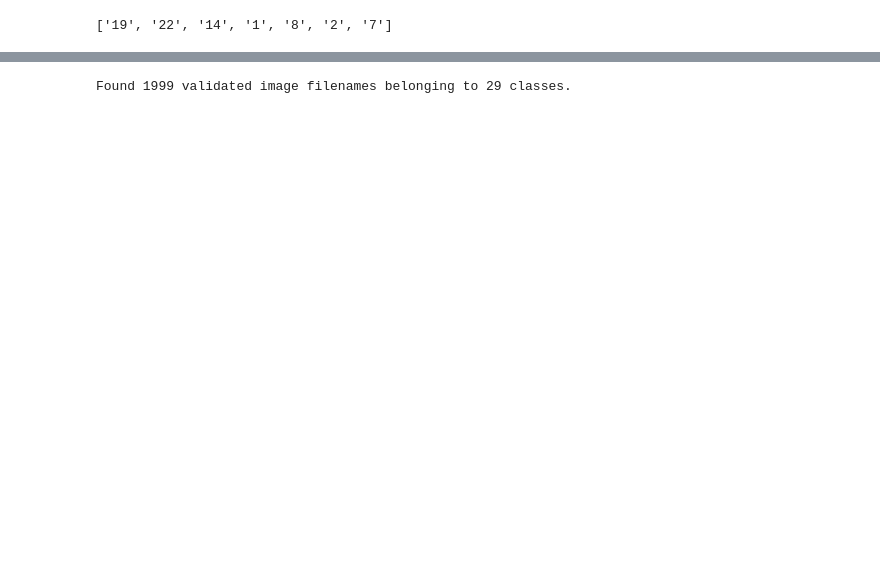
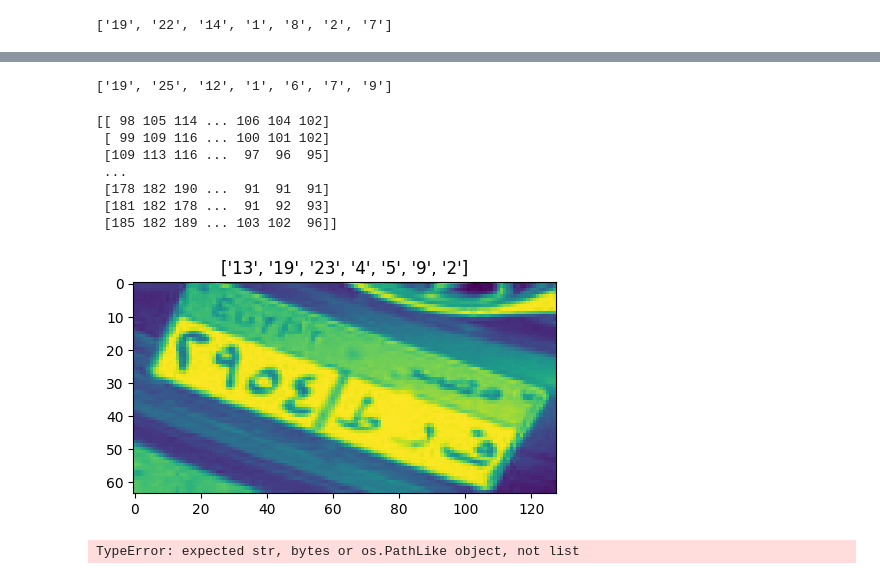
Before and after one commit to Meta-c/car_plates, a Jupyter notebook: car_plates.ipynb, the cells around one changed output, grey strips where cells are left out. Cells and saved outputs as stored; diff of their text form; code cells hidden in the pictures; blank space fills up the shorter version.

```diff
--- a/car_plates.ipynb
+++ b/car_plates.ipynb
@@ -281,10 +299,30 @@ test_datagen = ImageDataGenerator(rescale = 1./255)
+# %%
+train_dataset['label'][102]
+# %% [output]
+['19', '25', '12', '1', '6', '7', '9']
+# %%
+plt.figure(figsize = (12,10))
+plt.subplot(1,2,1)
+
+plt.title(train_dataset['label'][900])
+plt.imshow(config_img[900])
+print(config_img[50])
+# %% [output]
+[[ 98 105 114 ... 106 104 102]
+ [ 99 109 116 ... 100 101 102]
+ [109 113 116 ...  97  96  95]
+ ...
+ [178 182 190 ...  91  91  91]
+ [181 182 178 ...  91  92  93]
+ [185 182 189 ... 103 102  96]]
+[figure, added]
 # %%
 train_generator = train_datagen.flow_from_dataframe(
     dataframe=train_dataset,
-    directory=train_directory,
+    directory=config_img,
                   x_col='img.name',
                   y_col='label',
-                #   target_size =(300, 300),  # target_size = input image size
+                  target_size =(128, 64),  # target_size = input image size
 
                   )
 
@@ -299,7 +337,7 @@ train_generator = train_datagen.flow_from_dataframe(
 # #                     batch_size = 20,
 # #                     class_mode ='binary')
 # %% [output]
-Found 1999 validated image filenames belonging to 29 classes.
+TypeError: expected str, bytes or os.PathLike object, not list
 # %%
 from keras.layers import Activation, Dense
 
```
Also changed, not shown: parts of 13 cells of this notebook, 1 other file.
